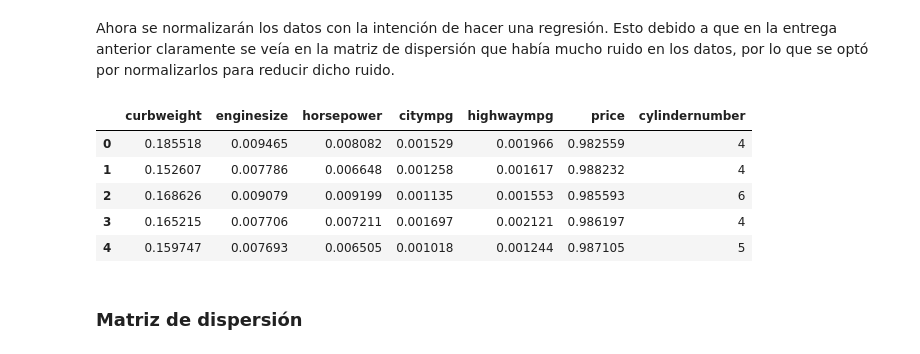
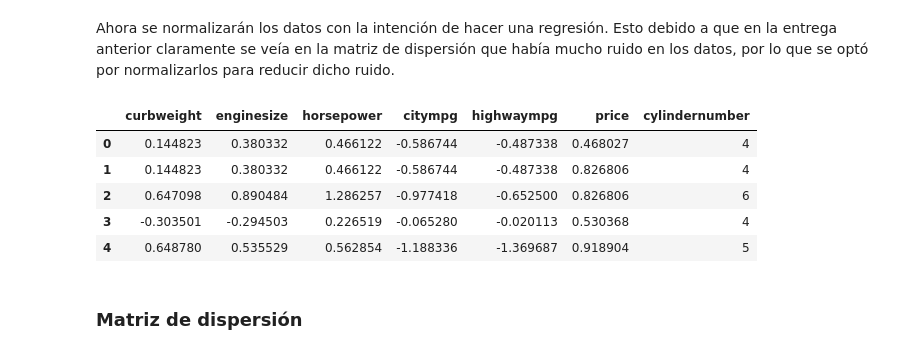
Before and after one commit to fedemedina72/PortafolioTC3006C, a Jupyter notebook: Modulo1/ConstruccionModelo.ipynb, the cells around one changed output. Cells and saved outputs as stored; diff of their text form; code cells hidden in the pictures.

```diff
--- a/Modulo1/ConstruccionModelo.ipynb
+++ b/Modulo1/ConstruccionModelo.ipynb
@@ -76,17 +79,19 @@ See the caveats in the documentation: https://pandas.pydata.org/pandas-docs/stab
 Ahora se normalizarán los datos con la intención de hacer una regresión. Esto debido a que en la entrega anterior claramente se veía en la matriz de dispersión que había mucho ruido en los datos, por lo que se optó por normalizarlos para reducir dicho ruido.
 # %%
 d_cuantitativo = df.drop(columns=['cylindernumber'])
-d = preprocessing.normalize(d_cuantitativo)
-datos = pd.DataFrame(d, columns=['curbweight', 'enginesize', 'horsepower', 'citympg','highwaympg', 'price'])
+power = PowerTransformer(method='yeo-johnson', standardize=True)
+d_cuantitativo = power.fit_transform(d_cuantitativo)
+
+datos = pd.DataFrame(d_cuantitativo, columns=['curbweight', 'enginesize', 'horsepower', 'citympg','highwaympg', 'price'])
 datos = datos.join(df['cylindernumber'])
 datos.head()
 # %% [output]
 |  | curbweight | enginesize | horsepower | citympg | highwaympg | price | cylindernumber |
-| 0 | 0.185518 | 0.009465 | 0.008082 | 0.001529 | 0.001966 | 0.982559 | 4 |
-| 1 | 0.152607 | 0.007786 | 0.006648 | 0.001258 | 0.001617 | 0.988232 | 4 |
-| 2 | 0.168626 | 0.009079 | 0.009199 | 0.001135 | 0.001553 | 0.985593 | 6 |
-| 3 | 0.165215 | 0.007706 | 0.007211 | 0.001697 | 0.002121 | 0.986197 | 4 |
-| 4 | 0.159747 | 0.007693 | 0.006505 | 0.001018 | 0.001244 | 0.987105 | 5 |
+| 0 | 0.144823 | 0.380332 | 0.466122 | -0.586744 | -0.487338 | 0.468027 | 4 |
+| 1 | 0.144823 | 0.380332 | 0.466122 | -0.586744 | -0.487338 | 0.826806 | 4 |
+| 2 | 0.647098 | 0.890484 | 1.286257 | -0.977418 | -0.652500 | 0.826806 | 6 |
+| 3 | -0.303501 | -0.294503 | 0.226519 | -0.065280 | -0.020113 | 0.530368 | 4 |
+| 4 | 0.648780 | 0.535529 | 0.562854 | -1.188336 | -1.369687 | 0.918904 | 5 |
 # %% [markdown]
 ### Matriz de dispersión
 # %% [markdown]
```
Also changed, not shown: parts of 24 cells of this notebook.
